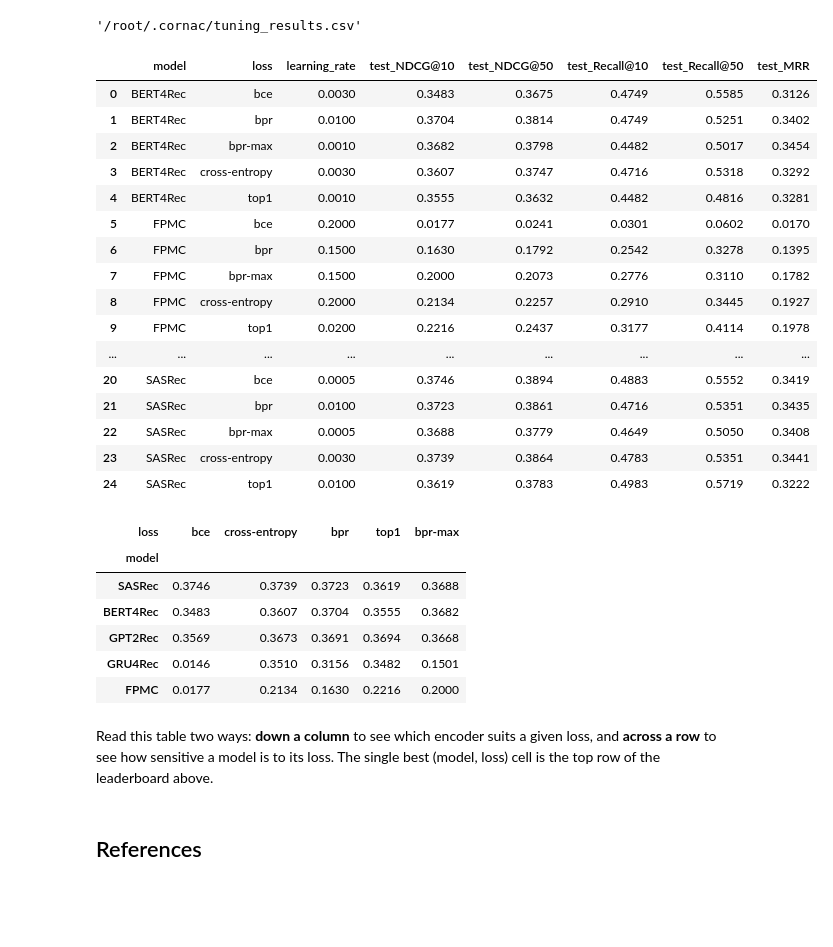
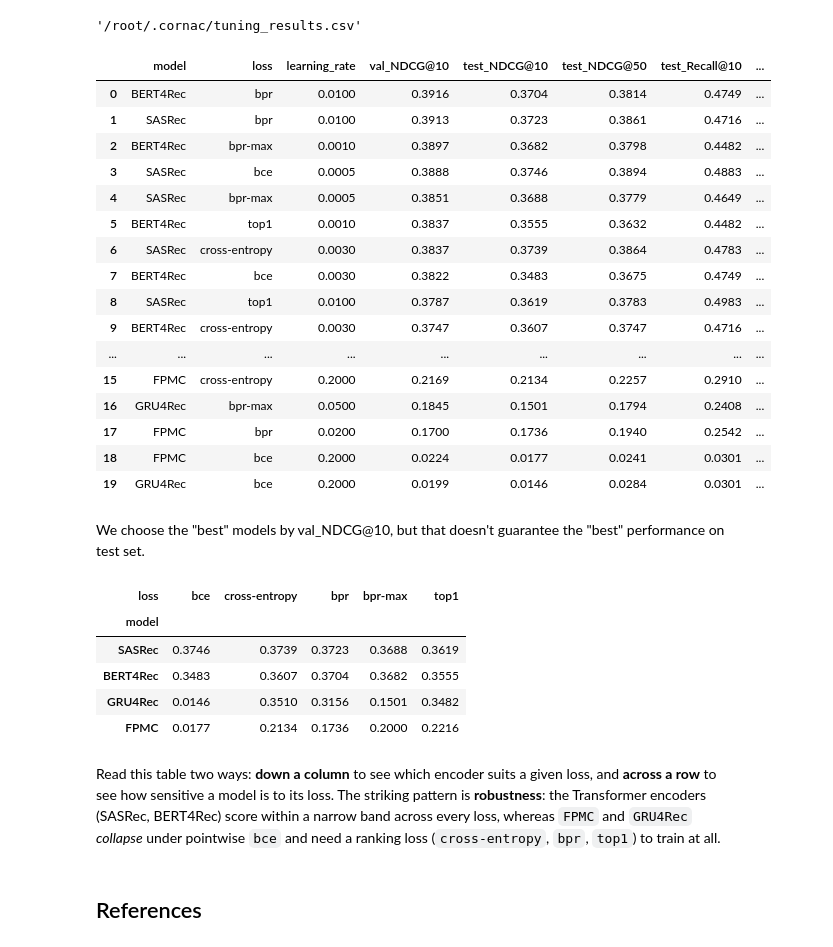
Before and after one commit to PreferredAI/tutorials, a Jupyter notebook: recommender-systems/11_next_item_recommendation.ipynb, the cells around one changed output. Cells and saved outputs as stored; diff of their text form; code cells hidden in the pictures; blank space fills up the shorter version.

Commit message:
Update next-item recommendation tutorial

```diff
--- a/recommender-systems/11_next_item_recommendation.ipynb
+++ b/recommender-systems/11_next_item_recommendation.ipynb
@@ -268,30 +371,47 @@ File cached!
 # %%
 CSV_PATH = "/root/.cornac/tuning_results.csv"
 
 results = pd.read_csv(CSV_PATH)
+results = results[results["model"] != "GPT2Rec"]  # not covered in this tutorial
+
+# 1) Best val NDCG@10 for each (model, loss)
 best = results.sort_values("val_NDCG@10", ascending=False).groupby(["model", "loss"], as_index=False).first()
-best[
-    ["model", "loss", "learning_rate", "test_NDCG@10", "test_NDCG@50", "test_Recall@10", "test_Recall@50", "test_MRR"]
+
+# 2) Private test with those val-selected configs
+leaderboard = best.sort_values("val_NDCG@10", ascending=False).reset_index(drop=True)
+leaderboard[
+    [
+        "model",
+        "loss",
+        "learning_rate",
+        "val_NDCG@10",
+        "test_NDCG@10",
+        "test_NDCG@50",
+        "test_Recall@10",
+        "test_Recall@50",
+        "test_MRR",
+    ]
 ]
-# leaderboard = best.sort_values("test_NDCG@10", ascending=False).reset_index(drop=True)
 # %% [output]
-|  | model | loss | learning_rate | test_NDCG@10 | test_NDCG@50 | test_Recall@10 | test_Recall@50 | test_MRR |
-| 0 | BERT4Rec | bce | 0.0030 | 0.3483 | 0.3675 | 0.4749 | 0.5585 | 0.3126 |
-| 1 | BERT4Rec | bpr | 0.0100 | 0.3704 | 0.3814 | 0.4749 | 0.5251 | 0.3402 |
-| 2 | BERT4Rec | bpr-max | 0.0010 | 0.3682 | 0.3798 | 0.4482 | 0.5017 | 0.3454 |
-| 3 | BERT4Rec | cross-entropy | 0.0030 | 0.3607 | 0.3747 | 0.4716 | 0.5318 | 0.3292 |
-| 4 | BERT4Rec | top1 | 0.0010 | 0.3555 | 0.3632 | 0.4482 | 0.4816 | 0.3281 |
-| 5 | FPMC | bce | 0.2000 | 0.0177 | 0.0241 | 0.0301 | 0.0602 | 0.0170 |
-| 6 | FPMC | bpr | 0.1500 | 0.1630 | 0.1792 | 0.2542 | 0.3278 | 0.1395 |
-| 7 | FPMC | bpr-max | 0.1500 | 0.2000 | 0.2073 | 0.2776 | 0.3110 | 0.1782 |
-| 8 | FPMC | cross-entropy | 0.2000 | 0.2134 | 0.2257 | 0.2910 | 0.3445 | 0.1927 |
-| 9 | FPMC | top1 | 0.0200 | 0.2216 | 0.2437 | 0.3177 | 0.4114 | 0.1978 |
+|  | model | loss | learning_rate | val_NDCG@10 | test_NDCG@10 | test_NDCG@50 | test_Recall@10 | ... |
+| 0 | BERT4Rec | bpr | 0.0100 | 0.3916 | 0.3704 | 0.3814 | 0.4749 | ... |
+| 1 | SASRec | bpr | 0.0100 | 0.3913 | 0.3723 | 0.3861 | 0.4716 | ... |
+| 2 | BERT4Rec | bpr-max | 0.0010 | 0.3897 | 0.3682 | 0.3798 | 0.4482 | ... |
+| 3 | SASRec | bce | 0.0005 | 0.3888 | 0.3746 | 0.3894 | 0.4883 | ... |
+| 4 | SASRec | bpr-max | 0.0005 | 0.3851 | 0.3688 | 0.3779 | 0.4649 | ... |
+| 5 | BERT4Rec | top1 | 0.0010 | 0.3837 | 0.3555 | 0.3632 | 0.4482 | ... |
+| 6 | SASRec | cross-entropy | 0.0030 | 0.3837 | 0.3739 | 0.3864 | 0.4783 | ... |
+| 7 | BERT4Rec | bce | 0.0030 | 0.3822 | 0.3483 | 0.3675 | 0.4749 | ... |
+| 8 | SASRec | top1 | 0.0100 | 0.3787 | 0.3619 | 0.3783 | 0.4983 | ... |
+| 9 | BERT4Rec | cross-entropy | 0.0030 | 0.3747 | 0.3607 | 0.3747 | 0.4716 | ... |
 | ... | ... | ... | ... | ... | ... | ... | ... | ... |
-| 20 | SASRec | bce | 0.0005 | 0.3746 | 0.3894 | 0.4883 | 0.5552 | 0.3419 |
-| 21 | SASRec | bpr | 0.0100 | 0.3723 | 0.3861 | 0.4716 | 0.5351 | 0.3435 |
-| 22 | SASRec | bpr-max | 0.0005 | 0.3688 | 0.3779 | 0.4649 | 0.5050 | 0.3408 |
-| 23 | SASRec | cross-entropy | 0.0030 | 0.3739 | 0.3864 | 0.4783 | 0.5351 | 0.3441 |
-| 24 | SASRec | top1 | 0.0100 | 0.3619 | 0.3783 | 0.4983 | 0.5719 | 0.3222 |
+| 15 | FPMC | cross-entropy | 0.2000 | 0.2169 | 0.2134 | 0.2257 | 0.2910 | ... |
+| 16 | GRU4Rec | bpr-max | 0.0500 | 0.1845 | 0.1501 | 0.1794 | 0.2408 | ... |
+| 17 | FPMC | bpr | 0.0200 | 0.1700 | 0.1736 | 0.1940 | 0.2542 | ... |
+| 18 | FPMC | bce | 0.2000 | 0.0224 | 0.0177 | 0.0241 | 0.0301 | ... |
+| 19 | GRU4Rec | bce | 0.2000 | 0.0199 | 0.0146 | 0.0284 | 0.0301 | ... |
+# %% [markdown]
+We choose the "best" models by val_NDCG@10, but that doesn't guarantee the "best" performance on test set.
 # %%
 # Model x loss heatmap of test NDCG@10 (higher = better).
 pivot = best.pivot(index="model", columns="loss", values="test_NDCG@10")
@@ -300,17 +420,14 @@ loss_order = pivot.max(axis=0).sort_values(ascending=False).index
 pivot = pivot.loc[model_order, loss_order]
 pivot.style.background_gradient(cmap="Greens", axis=None).format("{:.4f}")
 # %% [output]
-| loss | bce | cross-entropy | bpr | top1 | bpr-max |
+| loss | bce | cross-entropy | bpr | bpr-max | top1 |
 | model |  |  |  |  |  |
-| SASRec | 0.3746 | 0.3739 | 0.3723 | 0.3619 | 0.3688 |
-| BERT4Rec | 0.3483 | 0.3607 | 0.3704 | 0.3555 | 0.3682 |
-| GPT2Rec | 0.3569 | 0.3673 | 0.3691 | 0.3694 | 0.3668 |
-| GRU4Rec | 0.0146 | 0.3510 | 0.3156 | 0.3482 | 0.1501 |
-| FPMC | 0.0177 | 0.2134 | 0.1630 | 0.2216 | 0.2000 |
+| SASRec | 0.3746 | 0.3739 | 0.3723 | 0.3688 | 0.3619 |
+| BERT4Rec | 0.3483 | 0.3607 | 0.3704 | 0.3682 | 0.3555 |
+| GRU4Rec | 0.0146 | 0.3510 | 0.3156 | 0.1501 | 0.3482 |
+| FPMC | 0.0177 | 0.2134 | 0.1736 | 0.2000 | 0.2216 |
 # %% [markdown]
-Read this table two ways: **down a column** to see which encoder suits a given loss,
-and **across a row** to see how sensitive a model is to its loss. The single best
-(model, loss) cell is the top row of the leaderboard above.
+Read this table two ways: **down a column** to see which encoder suits a given loss, and **across a row** to see how sensitive a model is to its loss. The striking pattern is **robustness**: the Transformer encoders (SASRec, BERT4Rec) score within a narrow band across every loss, whereas `FPMC` and `GRU4Rec` *collapse* under pointwise `bce` and need a ranking loss (`cross-entropy`, `bpr`, `top1`) to train at all.
 # %% [markdown]
 ## References
 # %% [markdown]
```
Also changed, not shown: parts of 24 cells of this notebook.
